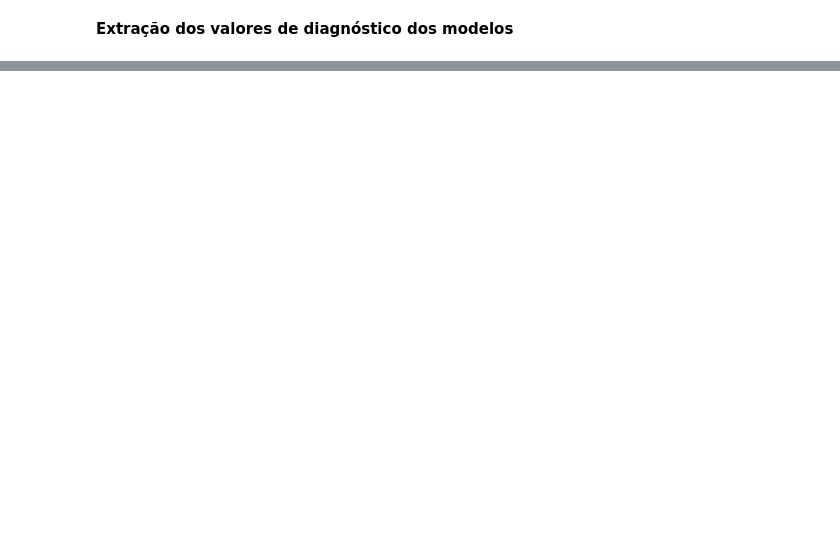
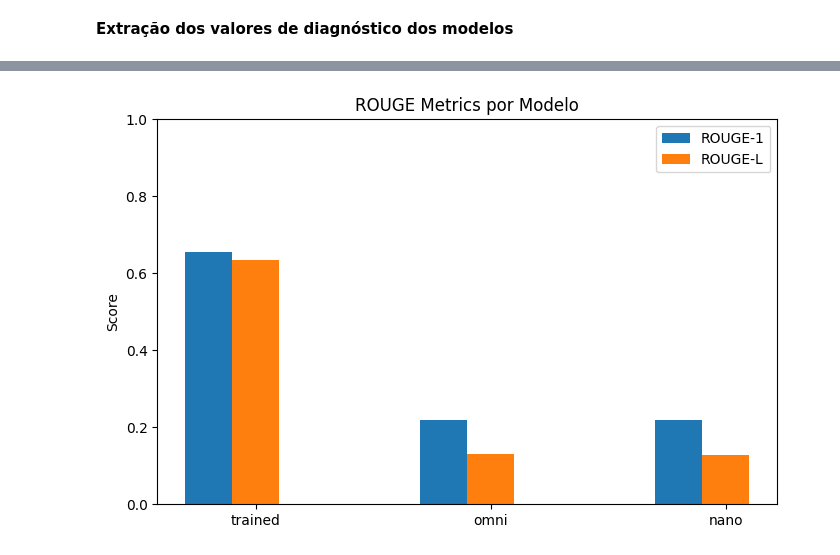
Before and after one commit to MguerraIV/medical_llm, a Jupyter notebook: 4_model_evaluate.ipynb, the cells around one changed output, grey strips where cells are left out. Cells and saved outputs as stored; diff of their text form; code cells hidden in the pictures; blank space fills up the shorter version.

```diff
--- a/4_model_evaluate.ipynb
+++ b/4_model_evaluate.ipynb
@@ -356,0 +844,17 @@ plt.show()
+# %%
+rouge1 = [ml_metrics[m]['llm_text_metrics']["rouge1_fmeasure"] for m in models]
+rougeL = [ml_metrics[m]['llm_text_metrics']["rougeL_fmeasure"] for m in models]
+
+x = range(len(models))
+plt.figure(figsize=(8,5))
+plt.bar(x, rouge1, width=0.2, label="ROUGE-1", align='center')
+plt.bar([i+0.2 for i in x], rougeL, width=0.2, label="ROUGE-L", align='center')
+plt.xticks([i+0.2 for i in x], models)
+plt.ylim(0,1)
+plt.ylabel("Score")
+plt.title("ROUGE Metrics por Modelo")
+plt.legend()
+plt.savefig('./results/rouge_metrics_per_model.png')
+plt.show()
+# %% [output]
+[figure, added]
```
Also changed, not shown: parts of 44 cells of this notebook.
